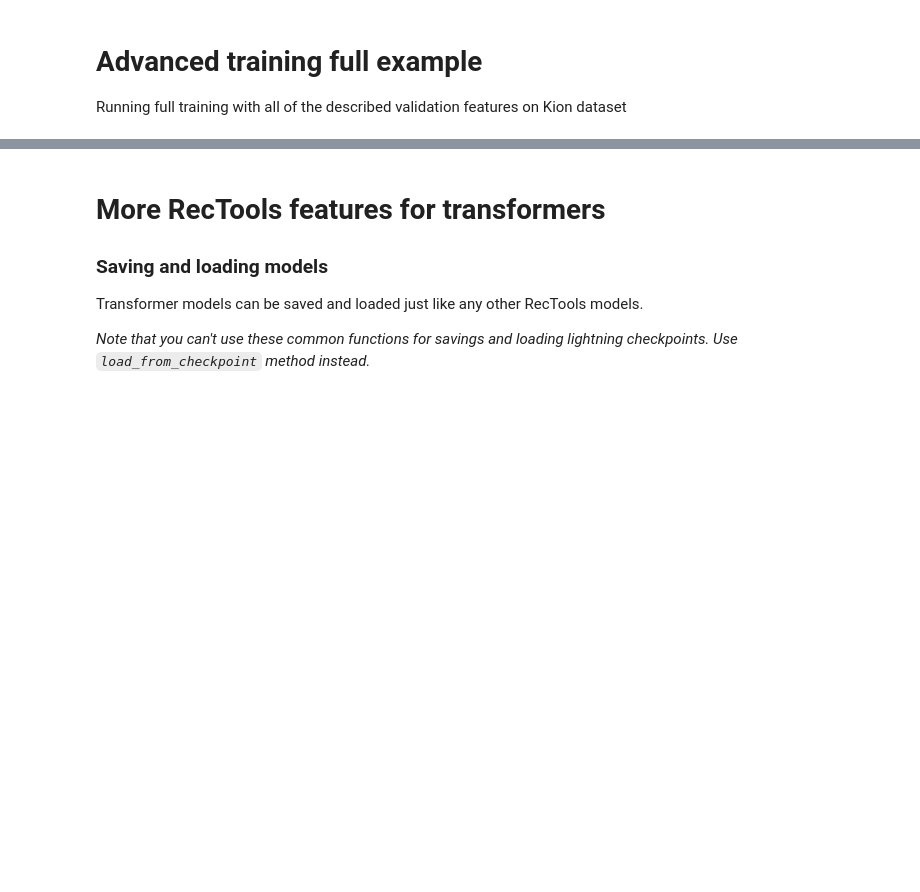
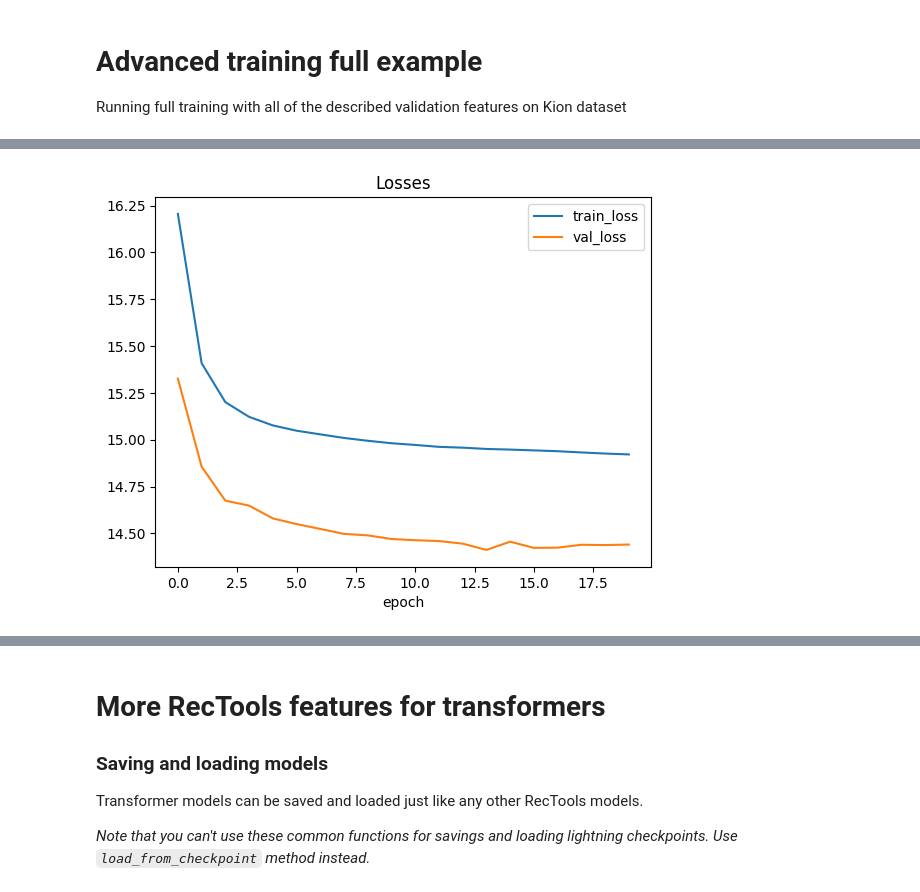
Before and after one commit to MobileTeleSystems/RecTools, a Jupyter notebook: examples/tutorials/transformers_advanced_training_guide.ipynb, the cells around one changed output, grey strips where cells are left out. Saved outputs shown, nothing was run; the diff lists cells and outputs as text; code cells hidden in the pictures; blank space fills up the shorter version.

```diff
--- a/examples/tutorials/transformers_advanced_training_guide.ipynb
+++ b/examples/tutorials/transformers_advanced_training_guide.ipynb
@@ -568,0 +615,4 @@ loss_df, metrics_df = get_logs(model)
+# %%
+loss_df.plot(kind="line", x="epoch", title="Losses");
+# %% [output]
+[figure, added]
```
Also changed, not shown: parts of 28 cells of this notebook.
